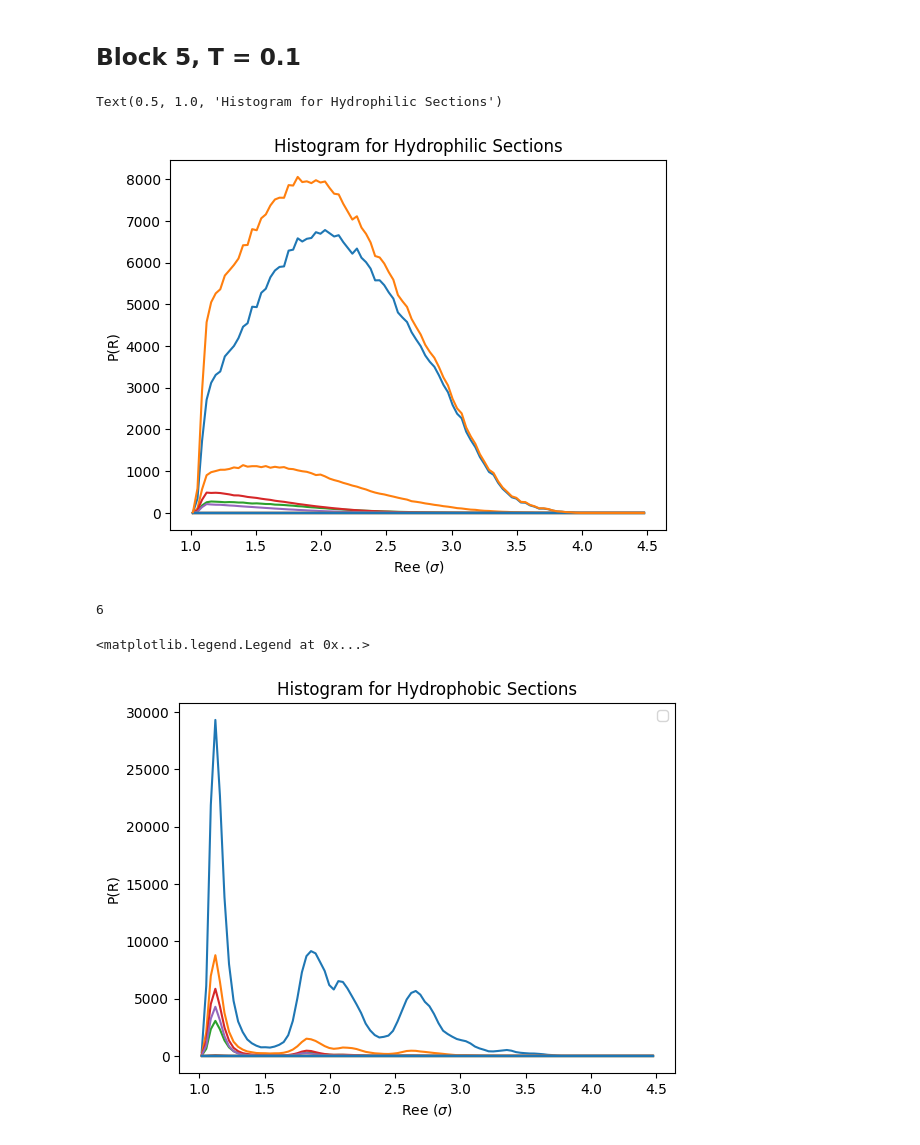
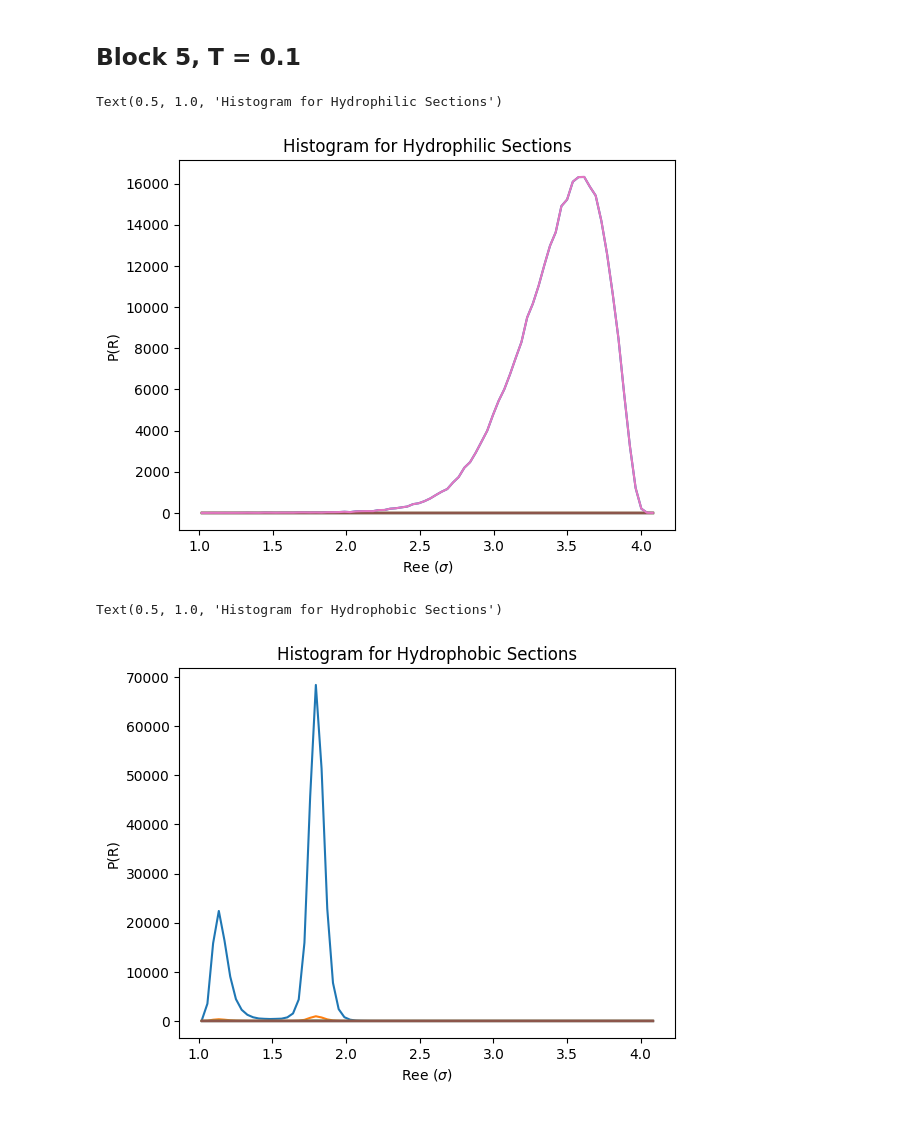
Before and after one commit to VagrantHyp/Code, a Jupyter notebook: Free Energy.ipynb, the cells around one changed output. Drawn from its saved outputs; the diff is of its cells as text; code cells hidden in the pictures.

```diff
--- a/Free Energy.ipynb
+++ b/Free Energy.ipynb
@@ -90,46 +92,43 @@ def segRee(D, Blck, Atom_Type):
 ## Block 5, T = 0.1
 # %%
 #Define bin size and domain of order parameter
-bin = 100
-domain = [1, 4*b]
+bin = 80
+domain = [1, 4.1]
 rang = np.linspace(domain[0], domain[1], bin + 1)
 xh = (rang[:-1]+rang[1:])/2
 # %%
 Hphilic = xh*0
-for i in range(len(CGT_Bl5T01.ParsedRee)):
-    f = CGT_Bl5T01.f[i]
+for i in range(5,21):
+    f = CGT_Bl5T01.f[i]-0.5
     D = segRee(CGT_Bl5T01.ParsedRee[i], 5, 'Hydrophilic').flatten()
     kT = 0.1
     w = np.exp(-f*D/kT)
     prob = np.histogram(D,bins=rang, weights = w)[0]
     Hphilic += prob
     plt.plot(xh, prob, label = 'f = ' + str(CGT_Bl5T01.f[i]))
 plt.plot(xh, Hphilic)
 plt.xlabel("Ree ($\sigma$)")
 plt.ylabel("P(R)")
 plt.title('Histogram for Hydrophilic Sections')
 # %% [output]
 Text(0.5, 1.0, 'Histogram for Hydrophilic Sections')
-[figure, old version]
+[figure, new version]
 # %%
 Hphobic = xh*0
-for i in range(21):
-    f = CGT_Bl5T01.f[i]
+for i in range(5,21):
+    f = CGT_Bl5T01.f[i]-CGT_Bl5T01.f[5]
     D = segRee(CGT_Bl5T01.ParsedRee[i], 5, 'Hydrophobic').flatten()
     kT = 0.1
     w = np.exp(-f*D/kT)
-    prob = np.histogram(D,bins=rang, weights = w)[0]
+    prob = np.histogram(D,bins=rang,weights = w)[0]
     Hphobic += prob
     plt.plot(xh, prob)
-print(f)
 # plt.plot(xh, Hphobic, label='Hphobic')
 plt.xlabel("Ree ($\sigma$)")
 plt.ylabel("P(R)")
 plt.title('Histogram for Hydrophobic Sections')
-plt.legend()
 # %% [output]
-6
+Text(0.5, 1.0, 'Histogram for Hydrophobic Sections')
-<matplotlib.legend.Legend at 0x...>
-[figure, old version]
+[figure, new version]
 # %%
 #Free Energy of Hydrophobic and Hydrophilic Sections
```
Also changed, not shown: parts of 9 cells of this notebook, 2 other files.
